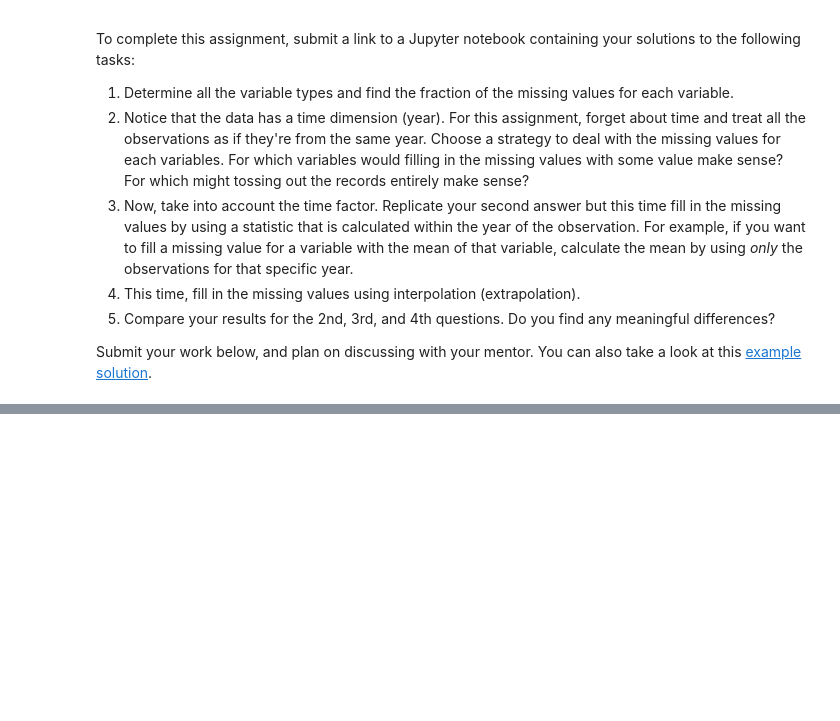
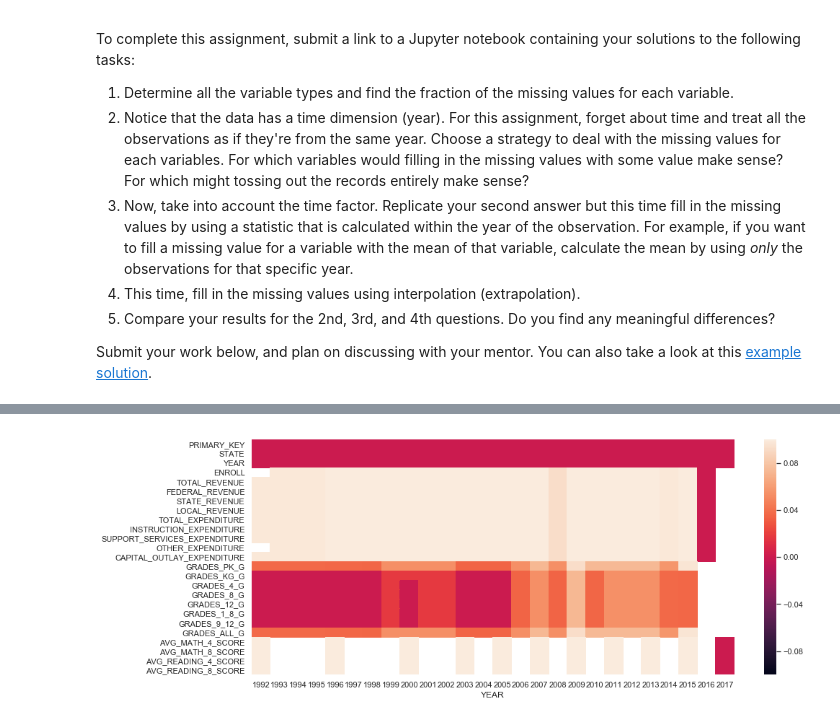
Before and after one commit to chrisoyer/thinkful_notes, a Jupyter notebook: Unit_2_supervised_learning/17.2_data_cleaning_drill.ipynb, the cells around one changed output, grey strips where cells are left out. Cells and saved outputs as stored; diff of their text form; code cells hidden in the pictures; blank space fills up the shorter version.

```diff
--- a/Unit_2_supervised_learning/17.2_data_cleaning_drill.ipynb
+++ b/Unit_2_supervised_learning/17.2_data_cleaning_drill.ipynb
@@ -35,8 +42,7 @@ postgres_db = 'useducation'
 engine = create_engine('postgresql://{}:{}@{}:{}/{}'.format(
     postgres_user, postgres_pw, postgres_host, postgres_port, postgres_db))
 
-youtube_df = pd.read_sql_query('select * from youtube',con=engine)
-
+usedu_df = pd.read_sql_query('select * from useducation',con=engine)
 # no need for an open connection,
 # as we're only doing a single query
 engine.dispose()
@@ -42,0 +129,4 @@ engine.dispose()
+# %%
+#check on yearly distribution of nans
+usedu_byyear_df = usedu_df.groupby('YEAR').apply(lambda x: x.isna().sum() / x.count()).transpose()
+usedu_byyear_df.head()
@@ -42,0 +141,6 @@ engine.dispose()
+# %%
+sns.set(style="whitegrid", palette="muted")
+f, ax = plt.subplots(figsize=(15, 6))
+ax = sns.heatmap(usedu_byyear_df)
+# %% [output]
+[figure, added]
```
Also changed, not shown: parts of 12 cells of this notebook.
